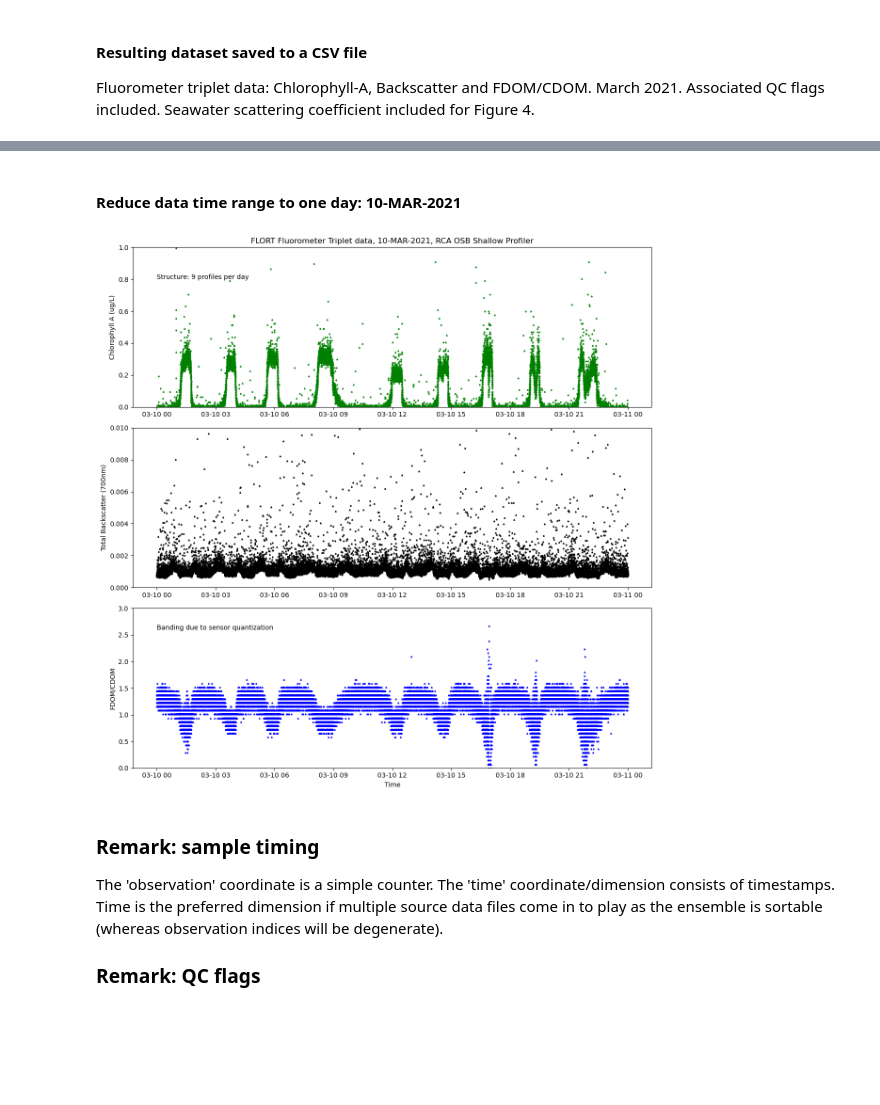
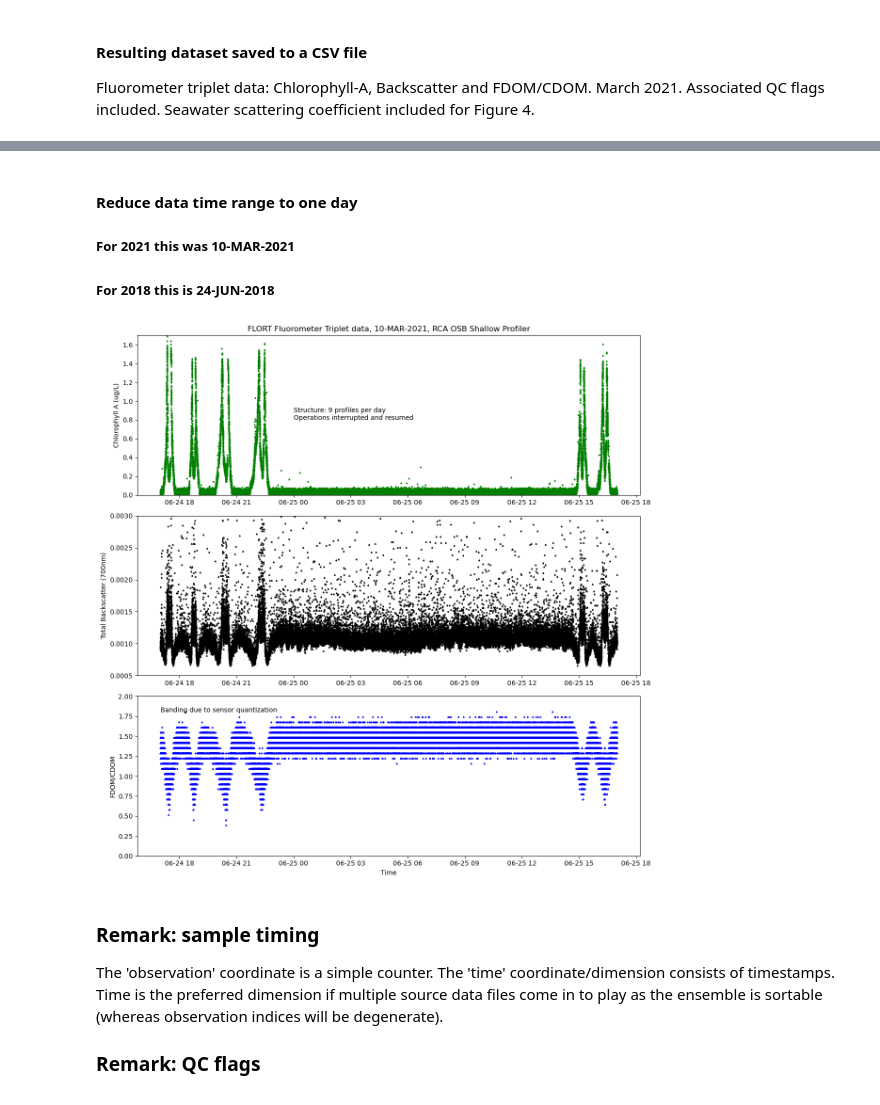
Before and after one commit to robfatland/ocean, a Jupyter notebook: DataQualityGuideNotebook.ipynb, the cells around one changed output, grey strips where cells are left out. Cells and saved outputs as stored; diff of their text form; code cells hidden in the pictures; blank space fills up the shorter version.

```diff
--- a/DataQualityGuideNotebook.ipynb
+++ b/DataQualityGuideNotebook.ipynb
@@ -353,0 +345,5 @@ Data variables: (12/13)
+# %%
+D = xr.open_dataset('../data/rca/fluor/osb/2018/flort_fullres.nc')      # was 2021
+D = D.swap_dims({'obs':'time'})
+print('N-data, full dataset:', len(D.time))
+print('This dataset runs ' + str(dt64(D.time[0].data))[:16] + ' through ' + str(dt64(D.time[-1].data))[:16])
@@ -383,5 +426,9 @@ fig.savefig("../BOS/Figures/BO_F1_1_March_2021_Scatter_x_3.png")
 # %% [markdown]
-#### Reduce data time range to one day: 10-MAR-2021
+#### Reduce data time range to one day
+##### For 2021 this was 10-MAR-2021
+##### For 2018 this is 24-JUN-2018
 # %%
-D = D.sel(time=slice(dt64('2021-03-10'), dt64('2021-03-11')))
+# 2021: Use '2021-03-10' and '2023-03-11'
+# 2018: Used 'D24' as shorthand for June 24. Subsequent references change in passing.
+D24 = D.sel(time=slice(dt64('2018-06-24 17'), dt64('2018-06-25 17')))
 # %%
@@ -391,21 +439,23 @@ df = df.to_csv('../BOS/BO_F1_2_10_MAR_2021_full_resolution.csv')
 # %%
 fig,axs=plt.subplots(3, figsize=(12,12), tight_layout=True)
 
-axs[0].plot(D.time, D.chlora,       ms=2., marker='^', linestyle='None', color='g')
-axs[1].plot(D.time, D.backscatter,  ms=2., marker='^', linestyle='None', color='k')
-axs[2].plot(D.time, D.fdom,         ms=2., marker='^', linestyle='None', color='b')
+axs[0].plot(D24.time, D24.chlora,       ms=2., marker='^', linestyle='None', color='g')
+axs[1].plot(D24.time, D24.backscatter,  ms=2., marker='^', linestyle='None', color='k')
+axs[2].plot(D24.time, D24.fdom,         ms=2., marker='^', linestyle='None', color='b')
 
 
-axs[0].set(ylim=(0.0, 1.0), title='FLORT Fluorometer Triplet data, 10-MAR-2021, RCA OSB Shallow Profiler',
+axs[0].set(ylim=(0.0, 1.7), title='FLORT Fluorometer Triplet data, 10-MAR-2021, RCA OSB Shallow Profiler',
            ylabel='Chlorophyll A (ug/L)')
-axs[1].set(ylim=(0.0, .01), ylabel='Total Backscatter (700nm)')
-axs[2].set(ylim=(0.0, 3.0), ylabel='FDOM/CDOM', xlabel='Time')
+axs[1].set(ylim=(0.0005, .003), ylabel='Total Backscatter (700nm)')
+axs[2].set(ylim=(0.0, 2.0), ylabel='FDOM/CDOM', xlabel='Time')
 
-axs[0].text(dt64('2021-03-10'), 0.8, 'Structure: 9 profiles per day')
-axs[2].text(dt64('2021-03-10'), 2.6, 'Banding due to sensor quantization')
+# 2021 these make more sense; in 2018 the data are messy enough
+#   that the comments are not helpful
+axs[0].text(dt64('2018-06-25 00'), 0.8, 'Structure: 9 profiles per day\nOperations interrupted and resumed')
+axs[2].text(dt64('2018-06-24 17'), 1.8, 'Banding due to sensor quantization')
 
 fig.show()
 # %% [output]
-[figure, old version]
+[figure, new version]
 # %%
 # Save figure 1 version 2: 1 day
```
Also changed, not shown: parts of 38 cells of this notebook.
